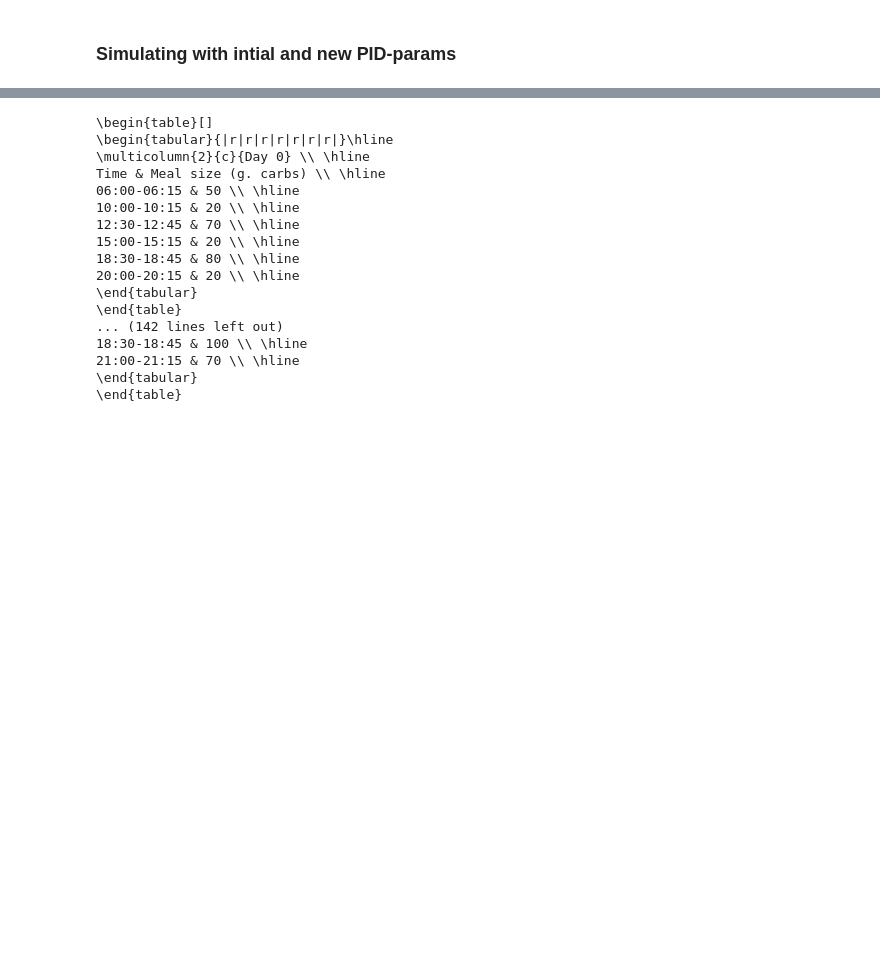
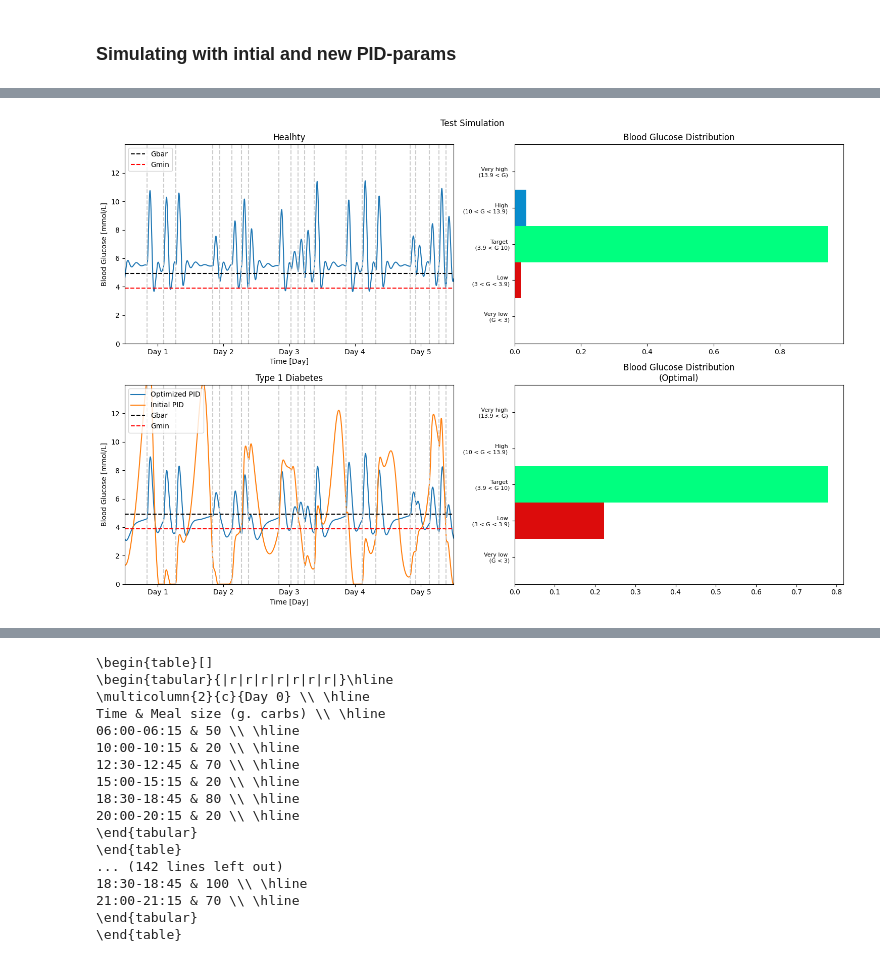
Before and after one commit to char056a/FagprojektRepo, a Jupyter notebook: simulation.ipynb, the cells around one changed output, grey strips where cells are left out. Cells and saved outputs as stored; diff of their text form; code cells hidden in the pictures; blank space fills up the shorter version.

Commit message:
tilføjede nogle extra celler til plots til præsentationen

```diff
--- a/simulation.ipynb
+++ b/simulation.ipynb
@@ -370,0 +393,36 @@ fig.tight_layout()
+# %%
+fig, ax = plt.subplots(2,2, figsize = (15,10))
+t_arr = info0["t"]/60/24 + 1
+fig.suptitle("Test Simulation")
+ax[0,0].plot(t_arr, info0["G"])
+ax[1,0].plot(t_arr, info1["G"], label = "Optimized PID")
+ax[1,0].plot(t_arr, info1_initial["G"], label = "Initial PID")
+
+ax[0,0].set_title("Healhty")
+ax[1,0].set_title("Type 1 Diabetes")
+hist(info0["G"], ax[0,1])
+hist(info1["G"], ax[1,1])
+ax[0,1].set_title("Blood Glucose Distribution")
+ax[1,1].set_title("Blood Glucose Distribution\n(Optimal)")
+
+
+for i in range(2):
+    ax[i,0].set_xticks(np.arange(1.5, 6.5),[f"Day {j}" for j in range(1, 6)])
+    ax[i,0].set_xlim(0, t_arr[-1])
+    ax[i,0].axhline(p1.Gbar, color="000", linestyle="--", label = "Gbar")
+    ax[i,0].axhline(p1.Gmin, color="r", linestyle="--", label = "Gmin")
+    ax[i,0].legend(loc = "upper left")
+    ax[i,0].set_ylim(0, 14)
+    ax[i,0].set_yticks(np.arange(0, 14, 2))
+    ax[i,0].set_xlim(1, 6)
+    ax[i,0].set_xlabel("Time [Day]")
+    ax[i,0].set_ylabel("Blood Glucose [mmol/L]")
+
+    for d, day in enumerate(days_test):
+        for m in days[day]:
+            ts = m[1:].mean()
+            ax[i,0].axvline(1+ts/24+d, color="#ccc", linestyle="--")
+
+fig.tight_layout()
+# %% [output]
+[figure, added]
```
Also changed, not shown: parts of 12 cells of this notebook.
